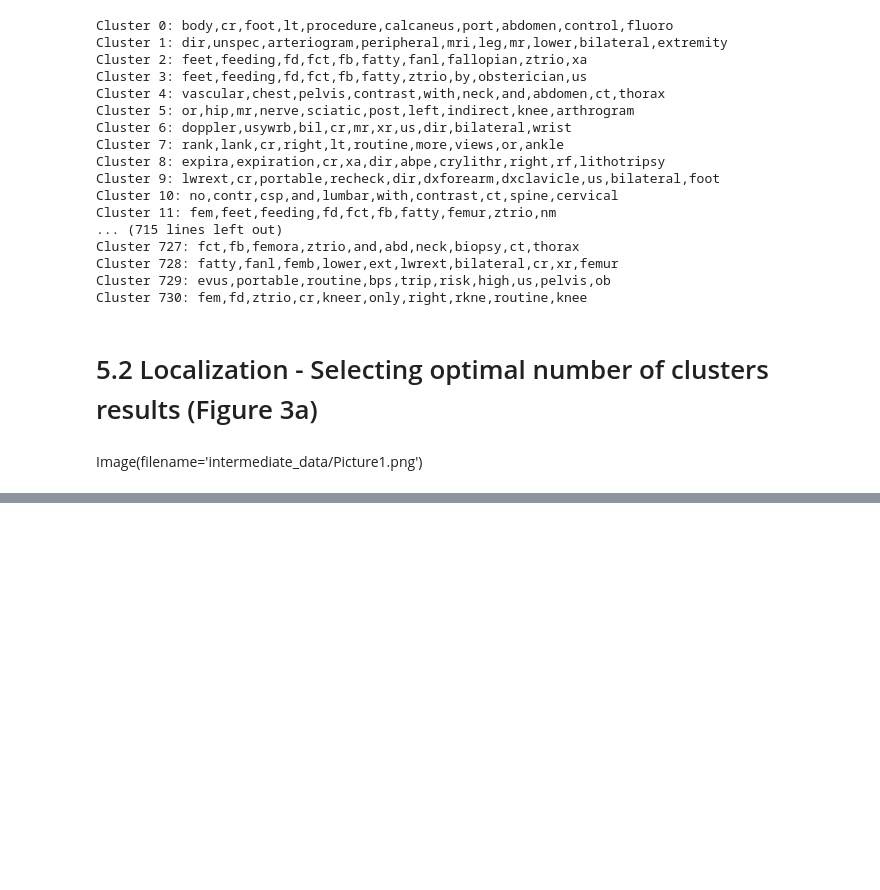
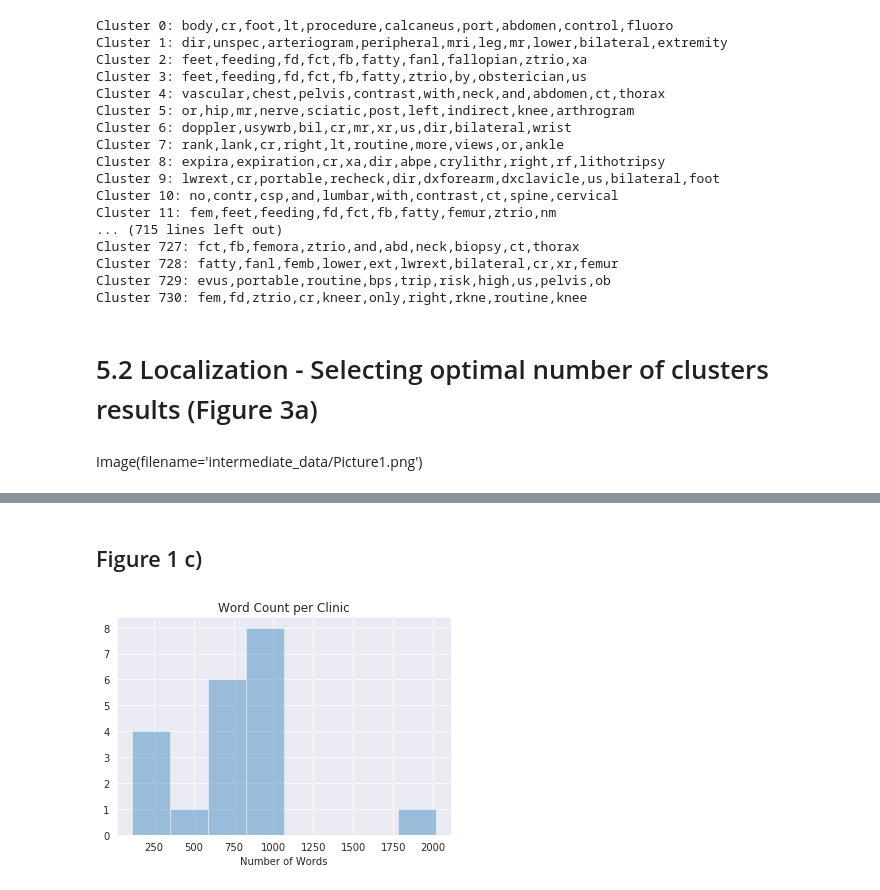
Before and after one commit to saliaqat/regional_procedure_mapping, a Jupyter notebook: results_summary.ipynb, the cells around one changed output, grey strips where cells are left out. Drawn from its saved outputs; the diff is of its cells as text; code cells hidden in the pictures; blank space fills up the shorter version.

```diff
--- a/results_summary.ipynb
+++ b/results_summary.ipynb
@@ -731,0 +867,24 @@ Image(filename='intermediate_data/Picture1.png')
+# %% [markdown]
+## Figure 1 c)
+# %%
+if False:
+    data_reader = DataReader()
+    df = data_reader.get_all_data()
+    clinic = df['clinic'].values
+    df = df.drop('clinic', axis=1)
+    y = df['ON WG IDENTIFIER'].values
+    df.drop(['src_file', 'ON WG IDENTIFIER'], 1, inplace=True)
+#     df.drop(['src_file'], 1, inplace=True)
+    n_words = [0]*np.unique(clinic).shape[0]
+    c = 0
+    for i in np.unique(clinic):
+        dat = df[clinic == i]
+        y2 = y[clinic == i]
+        tokens, y2 = tokenize_columns(dat, y2, save_missing_feature_as_string=False, remove_repeats=True,
+                                remove_num=True)
+        x, y2, feature_names = tokens_to_bagofwords(tokens, y2)
+        n_words[i] = x.shape[1]
+
+Image(filename='/home/allentaohanlee/token_length_per_site.png')
+# %% [output]
+[figure, added]
```
Also changed, not shown: parts of 2 cells of this notebook.
